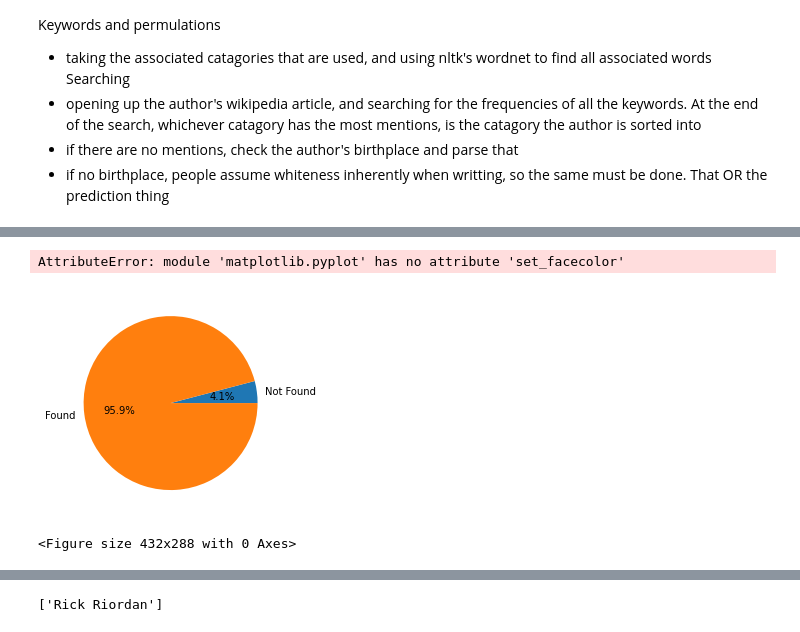
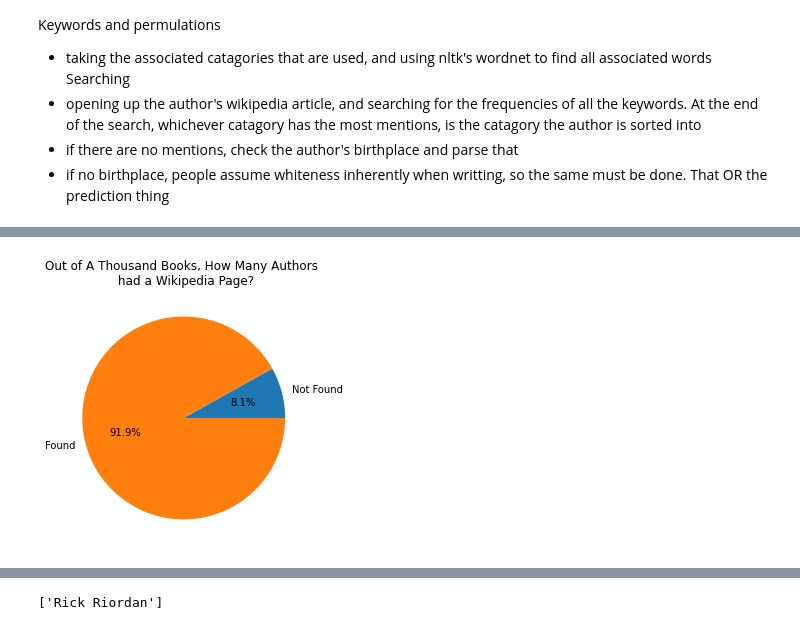
Before and after one commit to Azal-Amer/LibraryDiversity, a Jupyter notebook: WikipediaNationality.ipynb, the cells around one changed output, grey strips where cells are left out. Saved outputs shown, nothing was run; the diff lists cells and outputs as text; code cells hidden in the pictures.

```diff
--- a/WikipediaNationality.ipynb
+++ b/WikipediaNationality.ipynb
@@ -47,7 +27,7 @@ def getBookInfo(title):
 # %%
 title = ['How to Invent Everything','Percy Jackson','Oxford English Dictionary','The Fault in Our Stars','The Alchemist','The Hunger Games','To Kill a Mockingbird','The Kite Runner','0994047134','Fifteen Hundred Miles from the Sun']
 books = pd.read_csv('books.csv',on_bad_lines='skip')
-title = books['title'].to_list()[:100]
+title = books['title'].to_list()[-1000:]
 namesDF = pd.DataFrame()
 for bookTitle in title:
     try:
@@ -104,7 +84,7 @@ for i,author in enumerate(namesDF['author']):
             except Exception as e:
                 print(e)
                 # wikiPages.append('NaN')
-                continue
+                # continue
             # This line?
             # Checks if out of the list of pages,  if the author flag helps identify the author page
         except Exception as e:
@@ -129,8 +109,6 @@ for i,author in enumerate(namesDF['author']):
         continue
     else:
         wikiPages.append(page_object)
-
-
 namesDF['wikiPage'] = wikiPages
 namesDF
 # %% [output]
@@ -228,8 +242,11 @@ Page id ""Ruby Ann's Down Home Trailer Park Cookbook"" does not match any pages.
 # %%
-len(namesDF.loc[namesDF['wikiPage'] == 'NaN'])/len(namesDF)*100
 import matplotlib.pyplot as plt
+
+fig, ax = plt.subplots(figsize = (10,10))
+plt.subplot(1, 2, 1)
 plt.pie([len(namesDF.loc[namesDF['wikiPage'] == 'NaN']),len(namesDF)],labels = ['Not Found','Found'], autopct='%1.1f%%')
+plt.title('Out of A Thousand Books, How Many Authors \n had a Wikipedia Page?')
+
+fig.set_facecolor('White')
 # %% [output]
-AttributeError: module 'matplotlib.pyplot' has no attribute 'set_facecolor'
-[figure, old version]
+[figure, new version]
-<Figure size 432x288 with 0 Axes>
```
Also changed, not shown: parts of 11 cells of this notebook, 2 other files.
